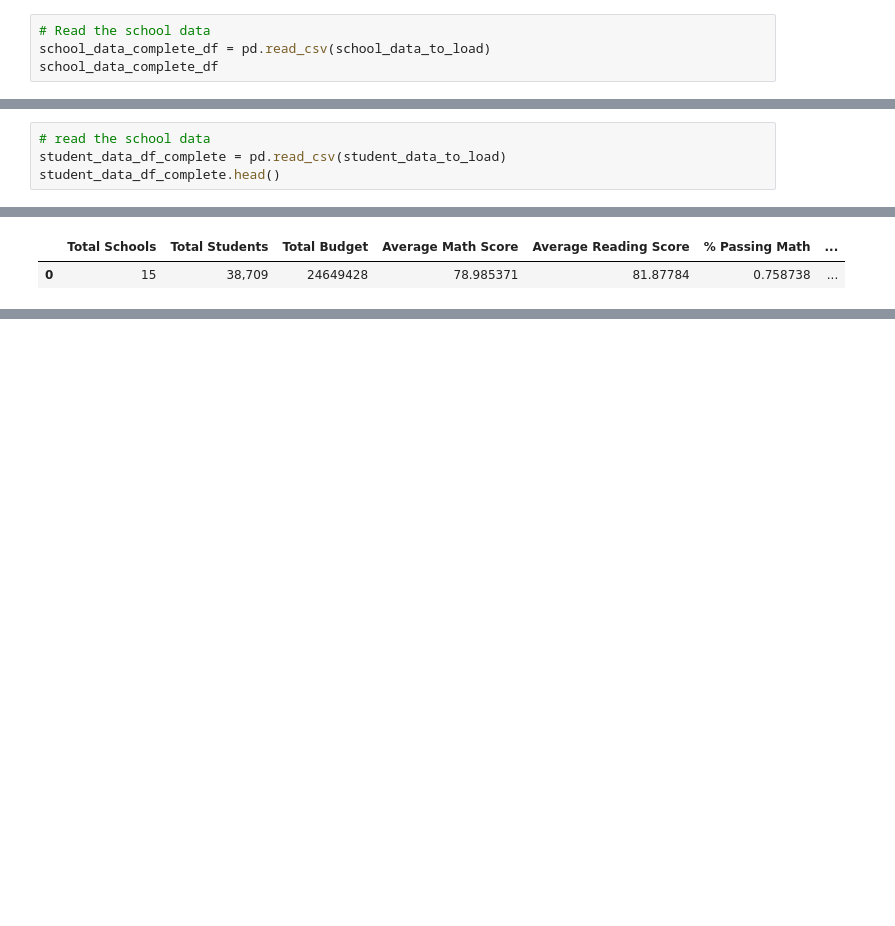
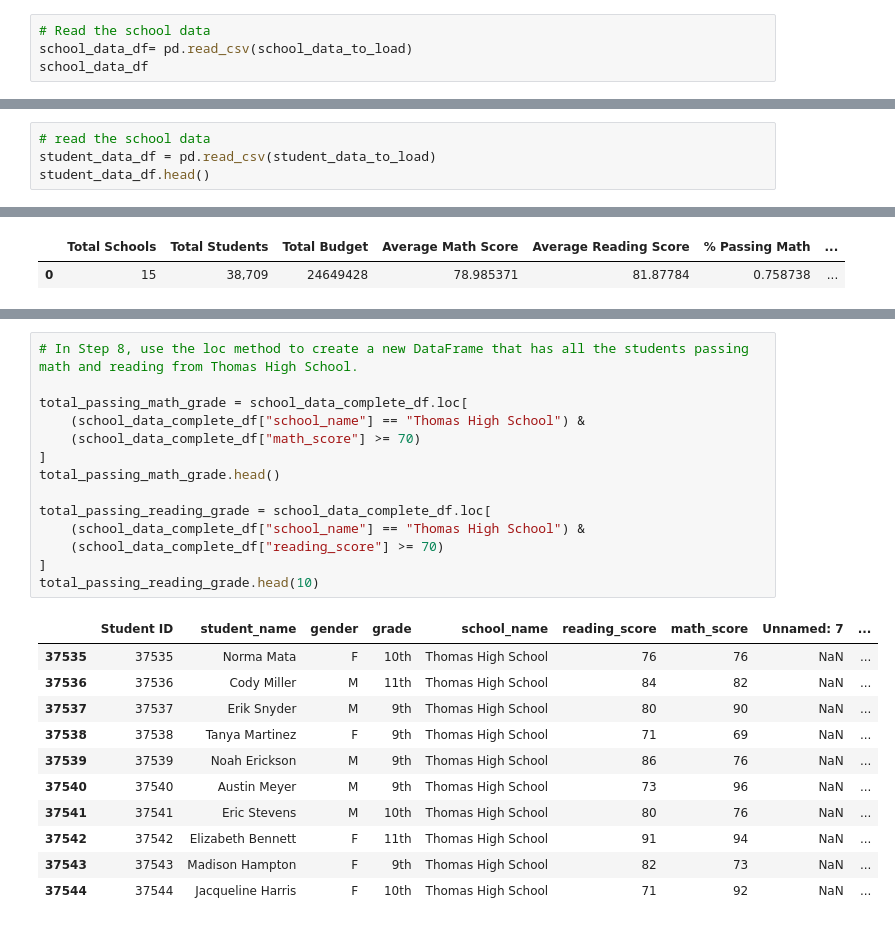
Before and after one commit to rhutDU18/School_Disctrict_Analysis, a Jupyter notebook: PyCitySchools_Challenge_ipynb.ipynb, the cells around one changed output, grey strips where cells are left out. Drawn from its saved outputs; the diff is of its cells as text; blank space fills up the shorter version.

```diff
--- a/PyCitySchools_Challenge_ipynb.ipynb
+++ b/PyCitySchools_Challenge_ipynb.ipynb
@@ -69,8 +70,8 @@ school_data_to_load = "Resources/schools_complete.csv"
 student_data_to_load = "Resources/students_complete.csv"
 # %%
 # Read the school data
-school_data_complete_df = pd.read_csv(school_data_to_load)
-school_data_complete_df
+school_data_df= pd.read_csv(school_data_to_load)
+school_data_df
 # %% [output]
 |  | School ID | school_name | type | size | budget |
 | 0 | 0 | Huang High School | District | 2917 | 1910635 |
@@ -90,8 +91,8 @@ school_data_complete_df
 | 14 | 14 | Thomas High School | Charter | 1635 | 1043130 |
 # %%
 # read the school data
-student_data_df_complete = pd.read_csv(student_data_to_load)
-student_data_df_complete.head()
+student_data_df = pd.read_csv(student_data_to_load)
+student_data_df.head()
 # %% [output]
 |  | Student ID | student_name | gender | grade | school_name | reading_score | math_score | Unnamed: 7 | ... |
 | 0 | 0 | Paul Bradley | M | 9th | Huang High School | 66 | 79 | NaN | ... |
@@ -297,0 +353,26 @@ NameError: name 'per_school_counts' is not defined
+# %%
+# In Step 8, use the loc method to create a new DataFrame that has all the students passing math and reading from Thomas High School.
+
+total_passing_math_grade = school_data_complete_df.loc[
+    (school_data_complete_df["school_name"] == "Thomas High School") &
+    (school_data_complete_df["math_score"] >= 70)
+]
+total_passing_math_grade.head()
+
+total_passing_reading_grade = school_data_complete_df.loc[
+    (school_data_complete_df["school_name"] == "Thomas High School") &
+    (school_data_complete_df["reading_score"] >= 70)
+]
+total_passing_reading_grade.head(10)
+# %% [output]
+|  | Student ID | student_name | gender | grade | school_name | reading_score | math_score | Unnamed: 7 | ... |
+| 37535 | 37535 | Norma Mata | F | 10th | Thomas High School | 76 | 76 | NaN | ... |
+| 37536 | 37536 | Cody Miller | M | 11th | Thomas High School | 84 | 82 | NaN | ... |
+| 37537 | 37537 | Erik Snyder | M | 9th | Thomas High School | 80 | 90 | NaN | ... |
+| 37538 | 37538 | Tanya Martinez | F | 9th | Thomas High School | 71 | 69 | NaN | ... |
+| 37539 | 37539 | Noah Erickson | M | 9th | Thomas High School | 86 | 76 | NaN | ... |
+| 37540 | 37540 | Austin Meyer | M | 9th | Thomas High School | 73 | 96 | NaN | ... |
+| 37541 | 37541 | Eric Stevens | M | 10th | Thomas High School | 80 | 76 | NaN | ... |
+| 37542 | 37542 | Elizabeth Bennett | F | 11th | Thomas High School | 91 | 94 | NaN | ... |
+| 37543 | 37543 | Madison Hampton | F | 9th | Thomas High School | 82 | 73 | NaN | ... |
+| 37544 | 37544 | Jacqueline Harris | F | 10th | Thomas High School | 71 | 92 | NaN | ... |
```
Also changed, not shown: parts of 17 cells of this notebook, 1 other file.
